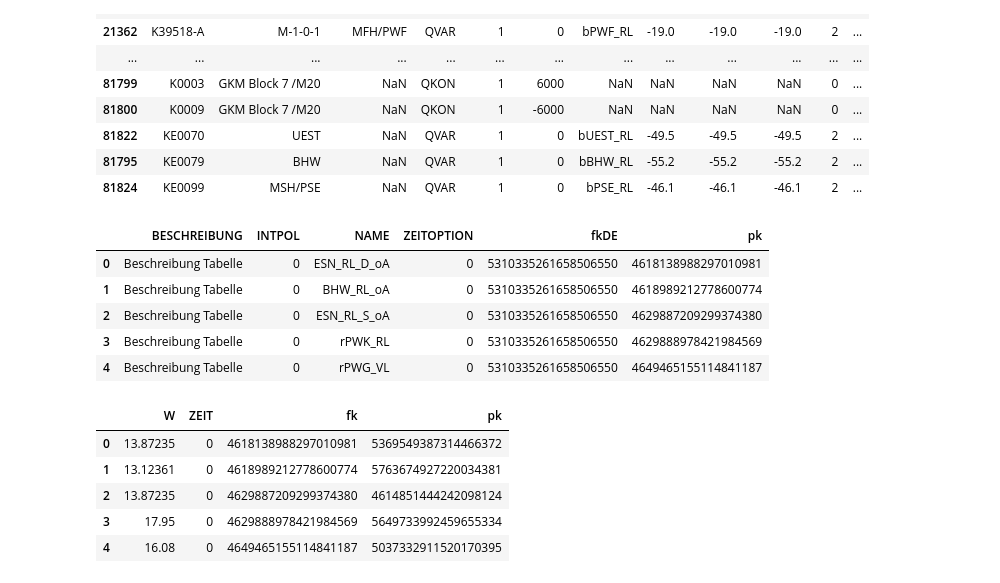
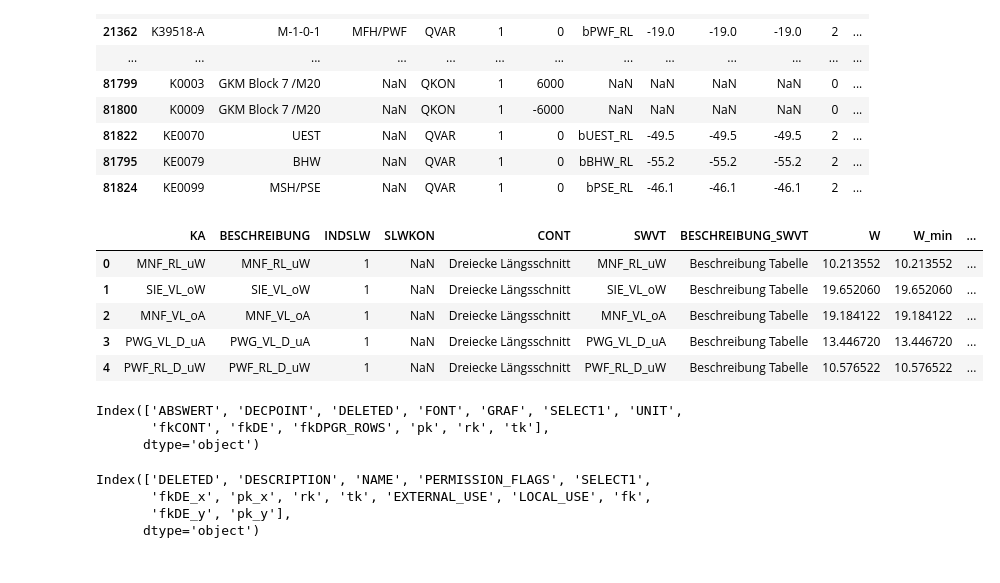
Before and after one commit to aw3s/PT3S, a Jupyter notebook: nb/XmWithPandas.ipynb, the cells around one changed output. Drawn from its saved outputs; the diff is of its cells as text; code cells hidden in the pictures.

```diff
--- a/nb/XmWithPandas.ipynb
+++ b/nb/XmWithPandas.ipynb
@@ -238,20 +238,17 @@ xm.vKNOT[(xm.vKNOT['KTYP'].isin(['QKON']) & xm.vKNOT['QM_EIN'].astype(float)!=0)
 | 81795 | KE0079 | BHW | NaN | QVAR | 1 | 0 | bBHW_RL | -55.2 | -55.2 | -55.2 | 2 | ... |
 | 81824 | KE0099 | MSH/PSE | NaN | QVAR | 1 | 0 | bPSE_RL | -46.1 | -46.1 | -46.1 | 2 | ... |
 # %%
-xm.dataFrames['SWVT'].head()
+xm.pRSLW.head()
 # %% [output]
-|  | BESCHREIBUNG | INTPOL | NAME | ZEITOPTION | fkDE | pk |
-| 0 | Beschreibung Tabelle | 0 | ESN_RL_D_oA | 0 | 5310335261658506550 | 4618138988297010981 |
-| 1 | Beschreibung Tabelle | 0 | BHW_RL_oA | 0 | 5310335261658506550 | 4618989212778600774 |
-| 2 | Beschreibung Tabelle | 0 | ESN_RL_S_oA | 0 | 5310335261658506550 | 4629887209299374380 |
-| 3 | Beschreibung Tabelle | 0 | rPWK_RL | 0 | 5310335261658506550 | 4629888978421984569 |
-| 4 | Beschreibung Tabelle | 0 | rPWG_VL | 0 | 5310335261658506550 | 4649465155114841187 |
+|  | KA | BESCHREIBUNG | INDSLW | SLWKON | CONT | SWVT | BESCHREIBUNG_SWVT | W | W_min | ... |
+| 0 | MNF_RL_uW | MNF_RL_uW | 1 | NaN | Dreiecke Längsschnitt | MNF_RL_uW | Beschreibung Tabelle | 10.213552 | 10.213552 | ... |
+| 1 | SIE_VL_oW | SIE_VL_oW | 1 | NaN | Dreiecke Längsschnitt | SIE_VL_oW | Beschreibung Tabelle | 19.652060 | 19.652060 | ... |
+| 2 | MNF_VL_oA | MNF_VL_oA | 1 | NaN | Dreiecke Längsschnitt | MNF_VL_oA | Beschreibung Tabelle | 19.184122 | 19.184122 | ... |
+| 3 | PWG_VL_D_uA | PWG_VL_D_uA | 1 | NaN | Dreiecke Längsschnitt | PWG_VL_D_uA | Beschreibung Tabelle | 13.446720 | 13.446720 | ... |
+| 4 | PWF_RL_D_uW | PWF_RL_D_uW | 1 | NaN | Dreiecke Längsschnitt | PWF_RL_D_uW | Beschreibung Tabelle | 10.576522 | 10.576522 | ... |
 # %%
-xm.dataFrames['SWVT_ROWT'].head()
+xm.dataFrames['NRCV'].columns
 # %% [output]
-|  | W | ZEIT | fk | pk |
-| 0 | 13.87235 | 0 | 4618138988297010981 | 5369549387314466372 |
-| 1 | 13.12361 | 0 | 4618989212778600774 | 5763674927220034381 |
-| 2 | 13.87235 | 0 | 4629887209299374380 | 4614851444242098124 |
-| 3 | 17.95 | 0 | 4629888978421984569 | 5649733992459655334 |
-| 4 | 16.08 | 0 | 4649465155114841187 | 5037332911520170395 |
+Index(['ABSWERT', 'DECPOINT', 'DELETED', 'FONT', 'GRAF', 'SELECT1', 'UNIT',
+       'fkCONT', 'fkDE', 'fkDPGR_ROWS', 'pk', 'rk', 'tk'],
+      dtype='object')
@@ -257,0 +257,7 @@ xm.dataFrames['SWVT_ROWT'].head()
+# %%
+vDPGR.columns
+# %% [output]
+Index(['DELETED', 'DESCRIPTION', 'NAME', 'PERMISSION_FLAGS', 'SELECT1',
+       'fkDE_x', 'pk_x', 'rk', 'tk', 'EXTERNAL_USE', 'LOCAL_USE', 'fk',
+       'fkDE_y', 'pk_y'],
+      dtype='object')
```
Also changed, not shown: parts of 16 cells of this notebook, 2 other files.
